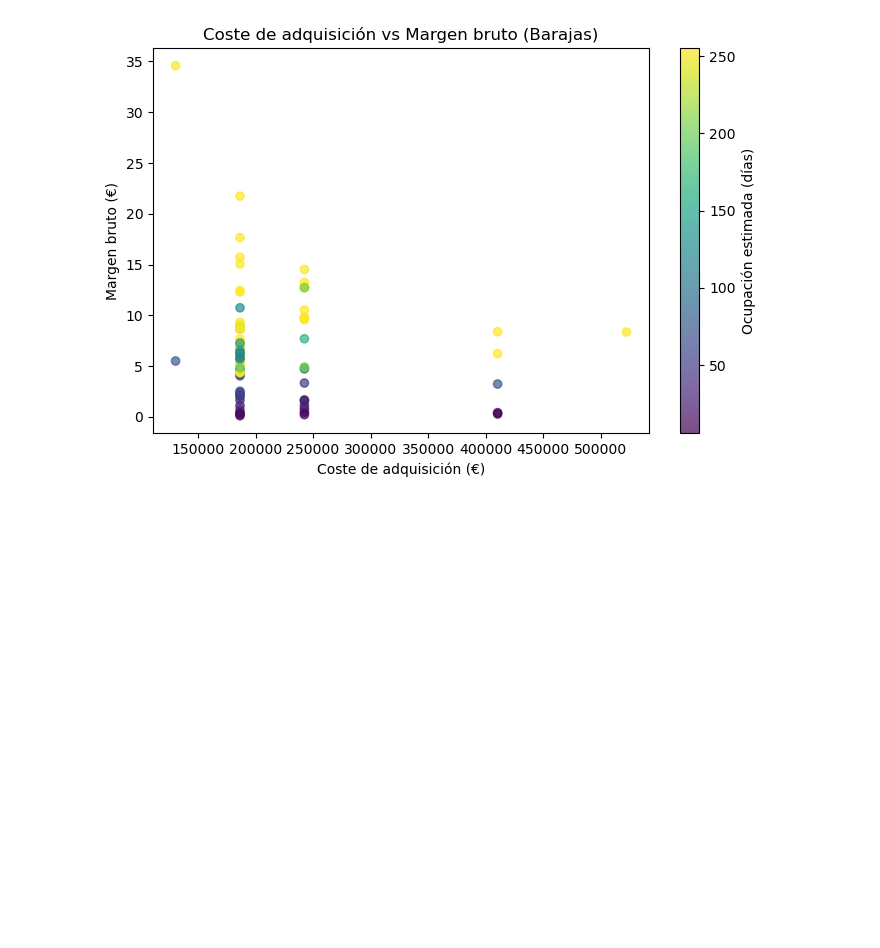
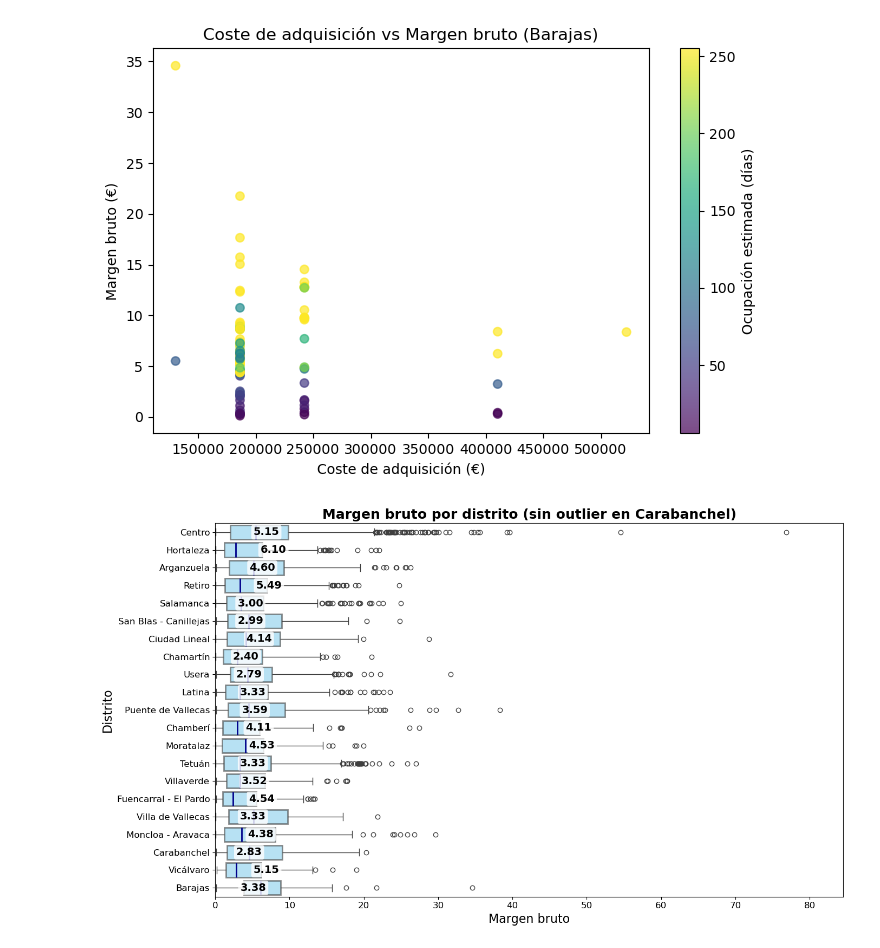
Before and after one commit to PabloHVega/Analisis-Inmobiliario, a Jupyter notebook: notebooks/03_Analisis.ipynb, the cells around one changed output. Saved outputs shown, nothing was run; the diff lists cells and outputs as text; code cells hidden in the pictures; blank space fills up the shorter version.

```diff
--- a/notebooks/03_Analisis.ipynb
+++ b/notebooks/03_Analisis.ipynb
@@ -496,3 +496,39 @@ cbar.set_label('Ocupación estimada (días)')
 plt.show()
 # %% [output]
 [figure]
+# %%
+# Copia el DataFrame original
+df_filtrado = df.copy()
+
+# Calcula el percentil 99 para margen_bruto en Carabanchel
+umbral = df_filtrado[df_filtrado['distrito'] == 'Carabanchel']['margen_bruto'].quantile(0.99)
+
+# Elimina los outliers solo en Carabanchel
+df_filtrado = df_filtrado[~((df_filtrado['distrito'] == 'Carabanchel') & (df_filtrado['margen_bruto'] > umbral))]
+
+plt.figure(figsize=(14, 8))
+box = sns.boxplot(
+    x='margen_bruto',
+    y='distrito',
+    data=df_filtrado,
+    orient='h',
+    boxprops=dict(facecolor='skyblue', alpha=0.6, linewidth=2),
+    medianprops=dict(color='darkblue', linewidth=2)
+)
+medianas = df_filtrado.groupby('distrito')['margen_bruto'].median()
+for i, distrito in enumerate(medianas.index):
+    plt.text(
+        medianas[distrito], i, f'{medianas[distrito]:.2f}',
+        va='center', ha='left', fontsize=14, fontweight='bold',
+        color='black', bbox=dict(facecolor='white', edgecolor='none', alpha=0.8, boxstyle='round,pad=0.2')
+    )
+plt.xlim(0, df_filtrado['margen_bruto'].max() * 1.1)
+plt.xlabel('Margen bruto', fontsize=16)
+plt.ylabel('Distrito', fontsize=16)
+plt.title('Margen bruto por distrito (sin outlier en Carabanchel)', fontsize=18, fontweight='bold')
+plt.xticks(fontsize=12)
+plt.yticks(fontsize=12)
+plt.tight_layout()
+plt.show()
+# %% [output]
+[figure, added]
```
Also changed, not shown: parts of 9 cells of this notebook, 3 other files.
